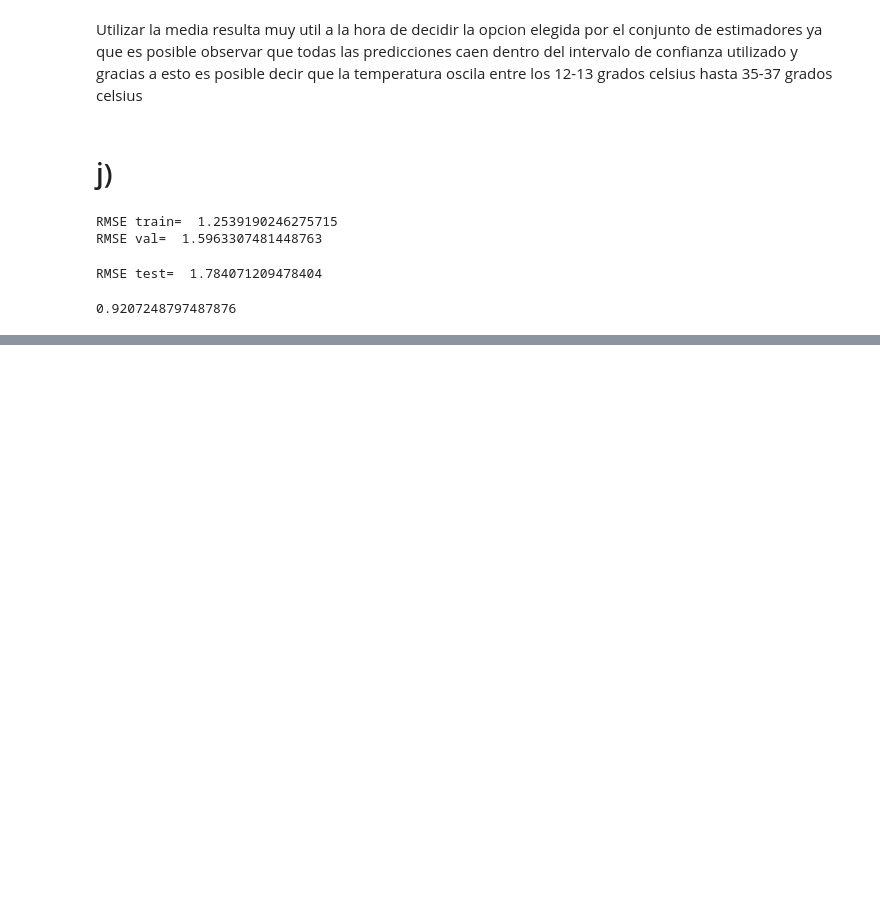
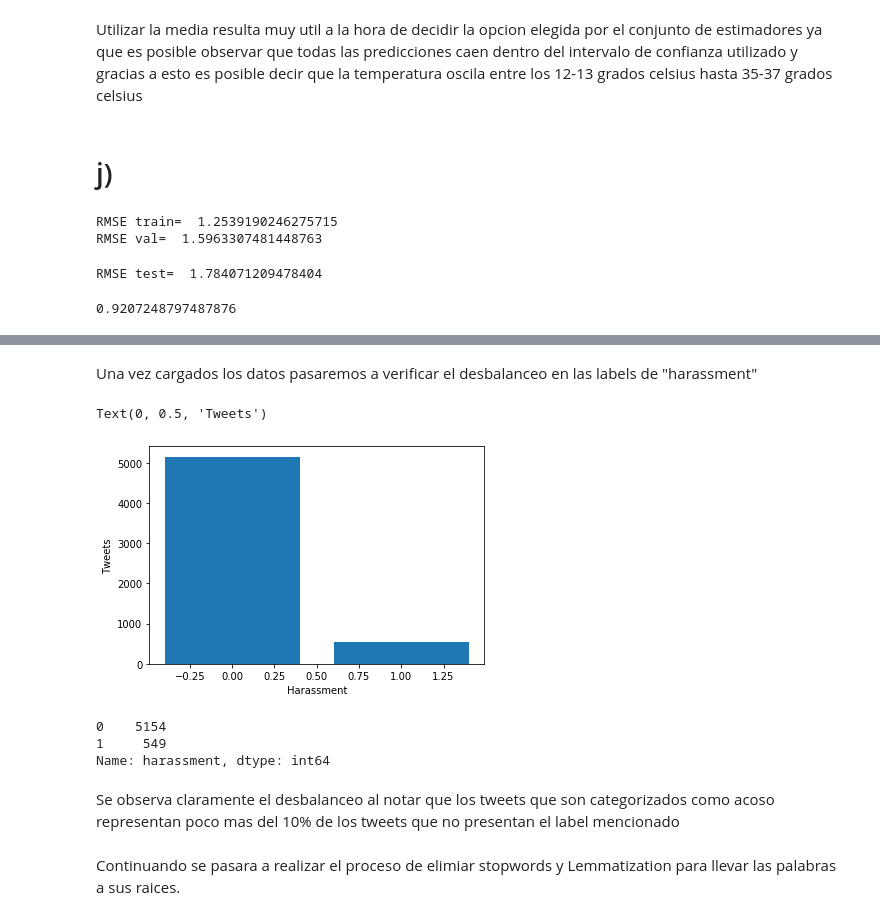
Before and after one commit to chrisgcs/TareaFinalML, a Jupyter notebook: Desarrollo.ipynb, the cells around one changed output, grey strips where cells are left out. Drawn from its saved outputs; the diff is of its cells as text; code cells hidden in the pictures; blank space fills up the shorter version.

```diff
--- a/Desarrollo.ipynb
+++ b/Desarrollo.ipynb
@@ -550,0 +553,4 @@ model_r.score(X,y)
+# %%
+import pandas as pd
+df_train = pd.read_csv("Train_data.csv")
+df_test = pd.read_csv("Test_input.csv")
@@ -550,0 +573,21 @@ model_r.score(X,y)
+# %% [markdown]
+Una vez cargados los datos pasaremos a verificar el desbalanceo en las labels de "harassment"
+# %%
+import matplotlib.pyplot as plt
+
+plt.bar(df_train.harassment.unique(), df_train.harassment.value_counts())
+plt.xlabel('Harassment')
+plt.ylabel('Tweets')
+# %% [output]
+Text(0, 0.5, 'Tweets')
+[figure, added]
+# %%
+df_train.harassment.value_counts()
+# %% [output]
+0    5154
+1     549
+Name: harassment, dtype: int64
+# %% [markdown]
+Se observa claramente el desbalanceo al notar que los tweets que son categorizados como acoso representan poco mas del 10% de los tweets que no presentan el label mencionado
+# %% [markdown]
+Continuando se pasara a realizar el proceso de elimiar stopwords y Lemmatization para llevar las palabras a sus raices.
```
Also changed, not shown: parts of 8 cells of this notebook, 3 other files.
